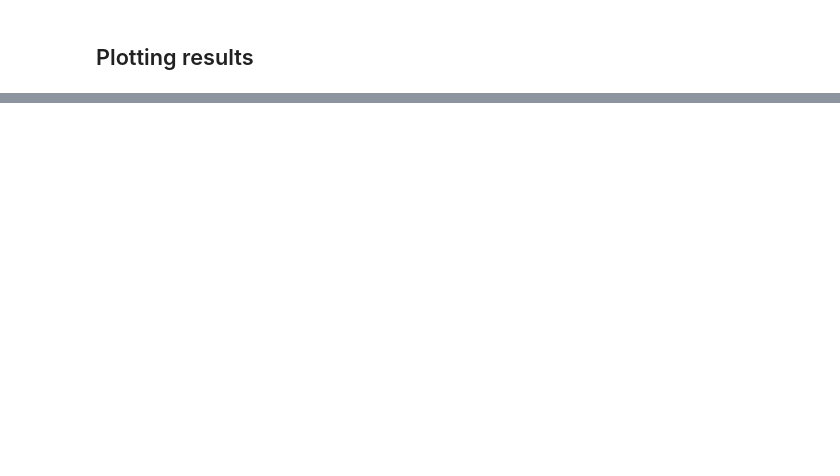
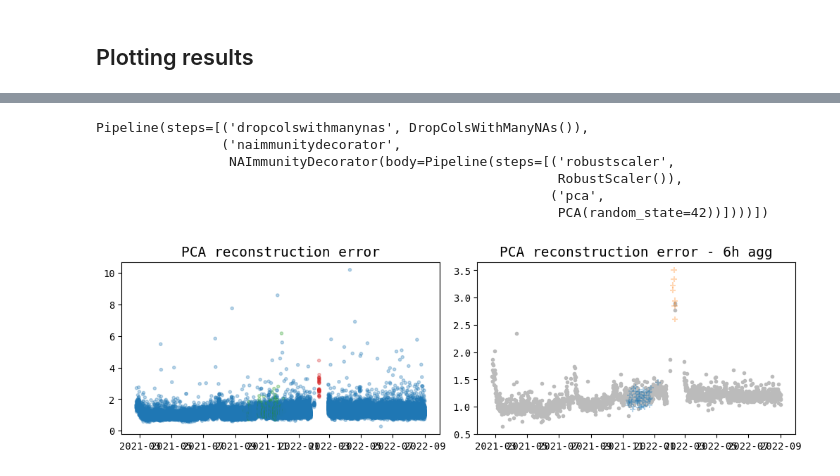
Before and after one commit to sinwall/CVD_anomaly_detection, a Jupyter notebook: PCA/PCA_pipeline.ipynb, the cells around one changed output, grey strips where cells are left out. Drawn from its saved outputs; the diff is of its cells as text; code cells hidden in the pictures; blank space fills up the shorter version.

```diff
--- a/PCA/PCA_pipeline.ipynb
+++ b/PCA/PCA_pipeline.ipynb
@@ -156,0 +175,71 @@ Text(0.5, 1.0, 'PCA reconstruction error - 3h agg')
+# %%
+extracted_df = load_extracted_data('../../input/CVD_anomaly_detection/machine2.npz')
+stepwise = extract_stepwise_statistics(extracted_df)
+
+X = stepwise.drop(columns=['time', 'dataset']+[el for el in stepwise.columns if el[1] in ['CH PERIODIC INTERVAL', 'CH STEP TIME']])
+time = stepwise['time']
+ds_assign = stepwise['dataset']
+
+mask_train = stepwise['dataset'] == 0
+mask_val = stepwise['dataset'].isin([2, 3])
+mask_non_test = mask_train | mask_val
+mask_test = ~mask_non_test
+
+model = make_pipeline(
+    RobustScaler(with_centering=True),
+    PCA(random_state=42)
+)
+model = NAImmunityDecorator(model)
+model = make_pipeline(
+    DropColsWithManyNAs(),
+    model
+)
+model.fit(X[mask_train])
+# %% [output]
+Pipeline(steps=[('dropcolswithmanynas', DropColsWithManyNAs()),
+                ('naimmunitydecorator',
+                 NAImmunityDecorator(body=Pipeline(steps=[('robustscaler',
+                                                           RobustScaler()),
+                                                          ('pca',
+                                                           PCA(random_state=42))])))])
+# %%
+codim = 150
+
+recon_err = np.linalg.norm(model.transform(X)[:, -codim:], axis=-1)
+
+
+fig, axs = plt.subplots(ncols=2, figsize=(10, 3), layout='constrained')
+
+ax = axs[0]
+ax.scatter(
+    time[mask_non_test], recon_err[mask_non_test], c=ds_assign[mask_non_test],
+    cmap='tab10', vmin=0, vmax=9, alpha=0.3,
+    marker='.',
+)
+ax.set_title('PCA reconstruction error', fontsize=14)
+
+latency = '6h'
+t_ceil = time.dt.ceil(latency)
+ax = axs[1]
+
+ax.scatter(
+    aggregate_by_time(time[mask_non_test], t_ceil[mask_non_test], 'max'),
+    aggregate_by_time(recon_err[mask_non_test], t_ceil[mask_non_test], 'mean'),
+    c='#bbbbbb',
+    # c=aggregate_by_time(ds_assign[mask_non_test], t_ceil[mask_non_test], 'max'),
+    # cmap='tab10', vmin=0, vmax=9, alpha=0.3,
+    marker='.',
+)
+ax.scatter(
+    aggregate_by_time(time[mask_test], t_ceil[mask_test], 'max'),
+    aggregate_by_time(recon_err[mask_test], t_ceil[mask_test], 'mean'),
+    c=aggregate_by_time(ds_assign[mask_test], t_ceil[mask_test], 'max'),
+    cmap='tab10', vmin=4, vmax=13, alpha=0.3,
+    marker='+',
+)
+# ax.axhline(y=0.3, xmin=0, xmax=1, color='k', linestyle='--')
+ax.set_title('PCA reconstruction error - 6h agg', fontsize=14)
+
+plt.show(); plt.close()
+# %% [output]
+[figure, added]
```
Also changed, not shown: parts of 3 cells of this notebook.
